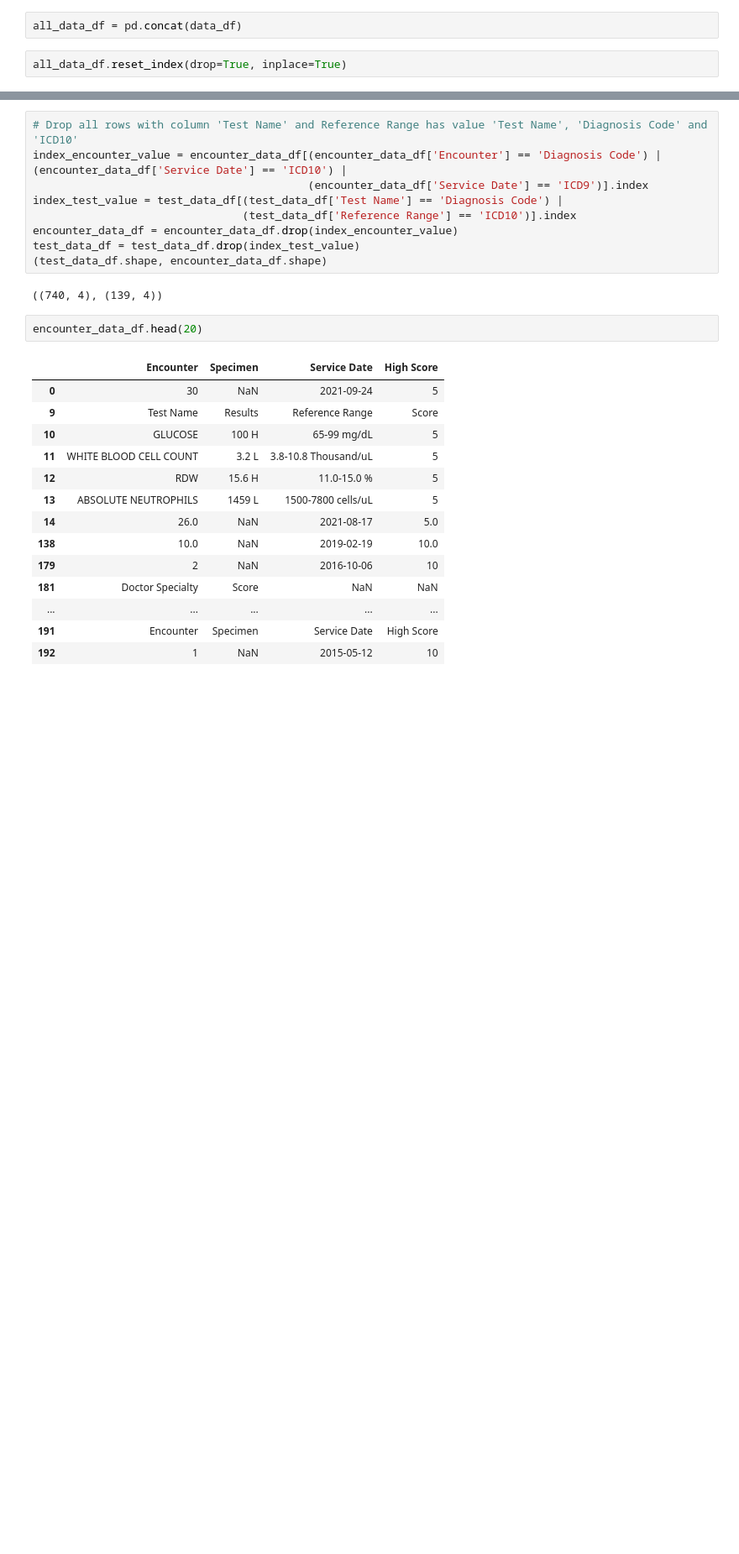
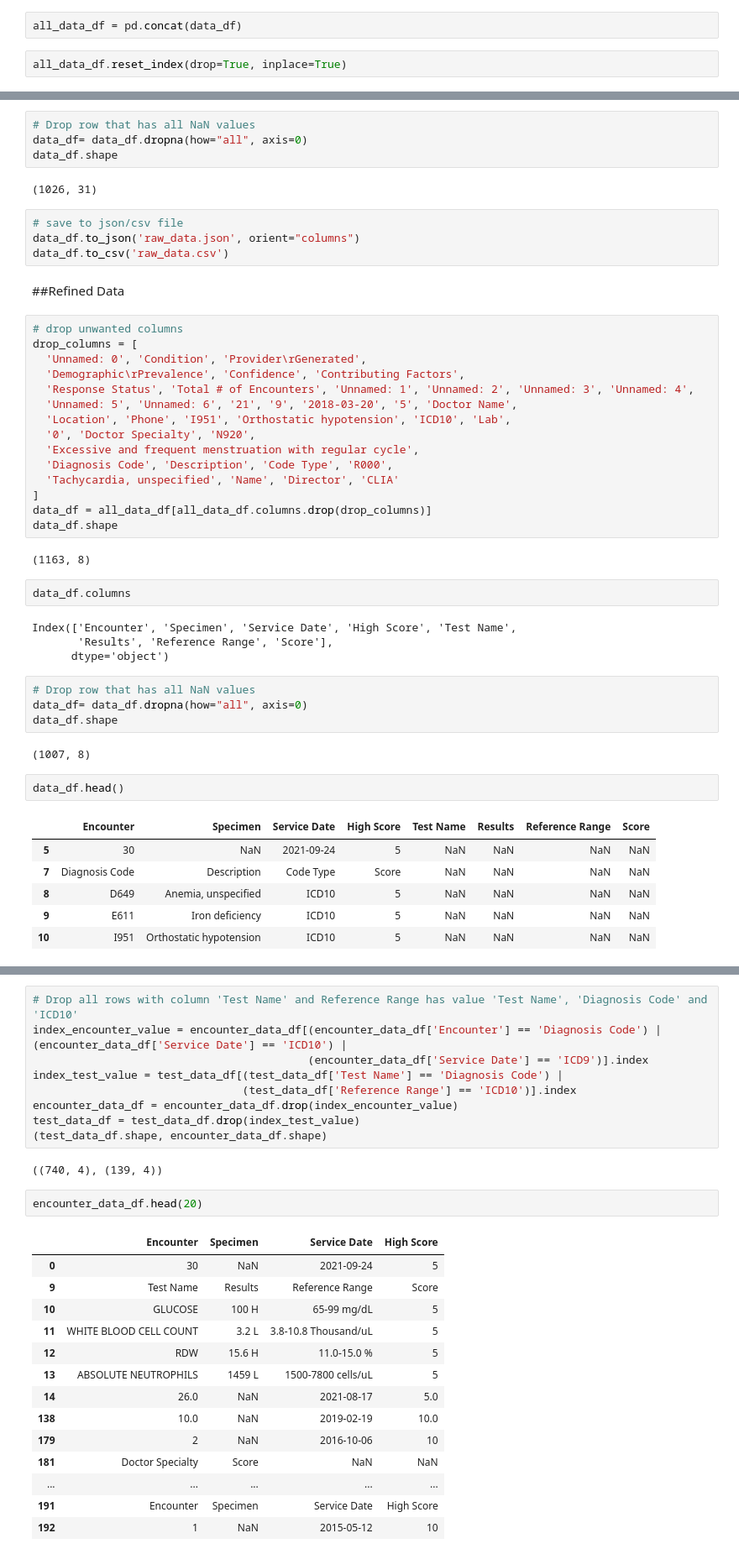
Before and after one commit to rahiakela/data-science-research-and-practice, a Jupyter notebook: data-extraction-works/01-tabulapy.ipynb, the cells around one changed output, grey strips where cells are left out. Shown at 84% size. Saved outputs shown, nothing was run; the diff lists cells and outputs as text; blank space fills up the shorter version.

```diff
--- a/data-extraction-works/01-tabulapy.ipynb
+++ b/data-extraction-works/01-tabulapy.ipynb
@@ -84,3 +100,53 @@ data_df.shape
+# %%
+# Drop row that has all NaN values
+data_df= data_df.dropna(how="all", axis=0)
+data_df.shape
+# %% [output]
+(1026, 31)
+# %%
+# save to json/csv file
+data_df.to_json('raw_data.json', orient="columns")
+data_df.to_csv('raw_data.csv')
+# %% [markdown]
+##Refined Data
+# %%
+# drop unwanted columns
+drop_columns = [
+  'Unnamed: 0', 'Condition', 'Provider\rGenerated',
+  'Demographic\rPrevalence', 'Confidence', 'Contributing Factors',
+  'Response Status', 'Total # of Encounters', 'Unnamed: 1', 'Unnamed: 2', 'Unnamed: 3', 'Unnamed: 4',
+  'Unnamed: 5', 'Unnamed: 6', '21', '9', '2018-03-20', '5', 'Doctor Name',
+  'Location', 'Phone', 'I951', 'Orthostatic hypotension', 'ICD10', 'Lab',
+  '0', 'Doctor Specialty', 'N920',
+  'Excessive and frequent menstruation with regular cycle',
+  'Diagnosis Code', 'Description', 'Code Type', 'R000',
+  'Tachycardia, unspecified', 'Name', 'Director', 'CLIA'
+]
+data_df = all_data_df[all_data_df.columns.drop(drop_columns)]
+data_df.shape
+# %% [output]
+(1163, 8)
+# %%
+data_df.columns
+# %% [output]
+Index(['Encounter', 'Specimen', 'Service Date', 'High Score', 'Test Name',
+       'Results', 'Reference Range', 'Score'],
+      dtype='object')
+# %%
+# Drop row that has all NaN values
+data_df= data_df.dropna(how="all", axis=0)
+data_df.shape
+# %% [output]
+(1007, 8)
+# %%
+data_df.head()
+# %% [output]
+|  | Encounter | Specimen | Service Date | High Score | Test Name | Results | Reference Range | Score |
+| 5 | 30 | NaN | 2021-09-24 | 5 | NaN | NaN | NaN | NaN |
+| 7 | Diagnosis Code | Description | Code Type | Score | NaN | NaN | NaN | NaN |
+| 8 | D649 | Anemia, unspecified | ICD10 | 5 | NaN | NaN | NaN | NaN |
+| 9 | E611 | Iron deficiency | ICD10 | 5 | NaN | NaN | NaN | NaN |
+| 10 | I951 | Orthostatic hypotension | ICD10 | 5 | NaN | NaN | NaN | NaN |
 # %%
 # split dataframe
 encounter_df_columns = ["Encounter", "Specimen", "Service Date", "High Score"]
```
Also changed, not shown: parts of 21 cells of this notebook.
